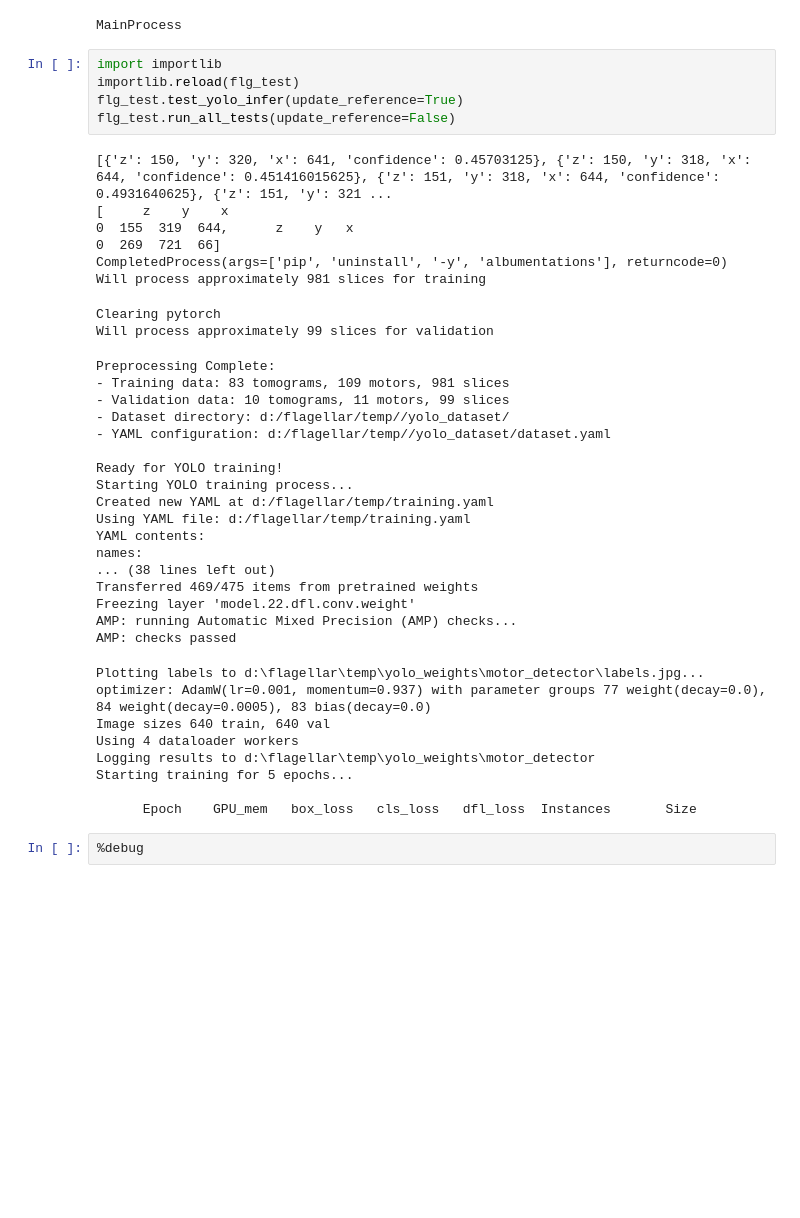
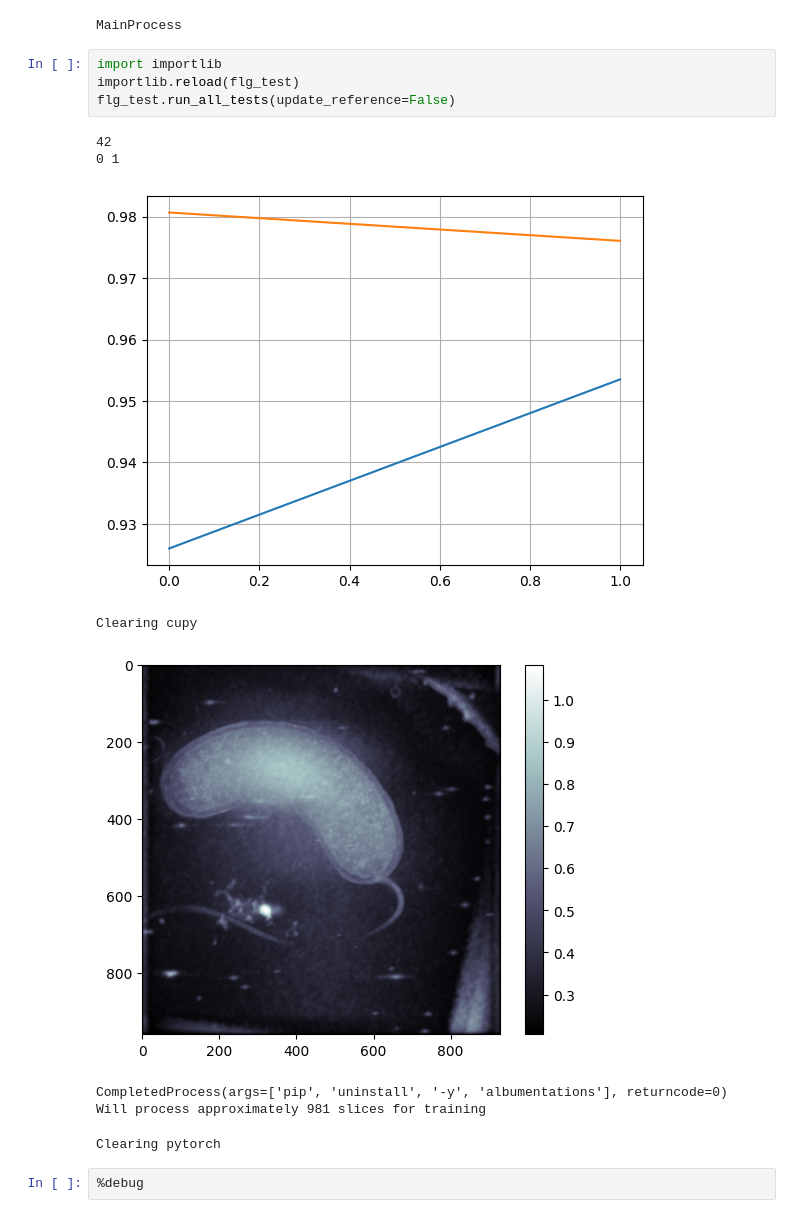
Before and after one commit to jcottaar/flagellar, a Jupyter notebook: run_tests.ipynb, the cells around one changed output. Cells and saved outputs as stored; diff of their text form; blank space fills up the shorter version.

```diff
--- a/run_tests.ipynb
+++ b/run_tests.ipynb
@@ -9,42 +9,16 @@ MainProcess
 # %%
 import importlib
 importlib.reload(flg_test)
-flg_test.test_yolo_infer(update_reference=True)
 flg_test.run_all_tests(update_reference=False)
 # %% [output]
-[{'z': 150, 'y': 320, 'x': 641, 'confidence': 0.45703125}, {'z': 150, 'y': 318, 'x': 644, 'confidence': 0.451416015625}, {'z': 151, 'y': 318, 'x': 644, 'confidence': 0.4931640625}, {'z': 151, 'y': 321 ...
-[     z    y    x
-0  155  319  644,      z    y   x
-0  269  721  66]
-CompletedProcess(args=['pip', 'uninstall', '-y', 'albumentations'], returncode=0)
-Will process approximately 981 slices for training
+42
+0 1
+[figure, added]
-Clearing pytorch
-Will process approximately 99 slices for validation
+Clearing cupy
+[figure, added]
-Preprocessing Complete:
-- Training data: 83 tomograms, 109 motors, 981 slices
-- Validation data: 10 tomograms, 11 motors, 99 slices
-- Dataset directory: d:/flagellar/temp//yolo_dataset/
-- YAML configuration: d:/flagellar/temp//yolo_dataset/dataset.yaml
-
-Ready for YOLO training!
-Starting YOLO training process...
-Created new YAML at d:/flagellar/temp/training.yaml
-Using YAML file: d:/flagellar/temp/training.yaml
-YAML contents:
-names:
-... (38 lines left out)
-Transferred 469/475 items from pretrained weights
-Freezing layer 'model.22.dfl.conv.weight'
-AMP: running Automatic Mixed Precision (AMP) checks...
-AMP: checks passed
+CompletedProcess(args=['pip', 'uninstall', '-y', 'albumentations'], returncode=0)
+Will process approximately 981 slices for training
-Plotting labels to d:\flagellar\temp\yolo_weights\motor_detector\labels.jpg...
-optimizer: AdamW(lr=0.001, momentum=0.937) with parameter groups 77 weight(decay=0.0), 84 weight(decay=0.0005), 83 bias(decay=0.0)
-Image sizes 640 train, 640 val
-Using 4 dataloader workers
-Logging results to d:\flagellar\temp\yolo_weights\motor_detector
-Starting training for 5 epochs...
-
-      Epoch    GPU_mem   box_loss   cls_loss   dfl_loss  Instances       Size
+Clearing pytorch
 # %%
 %debug
 # %%
```
Also changed, not shown: 1 other file.
